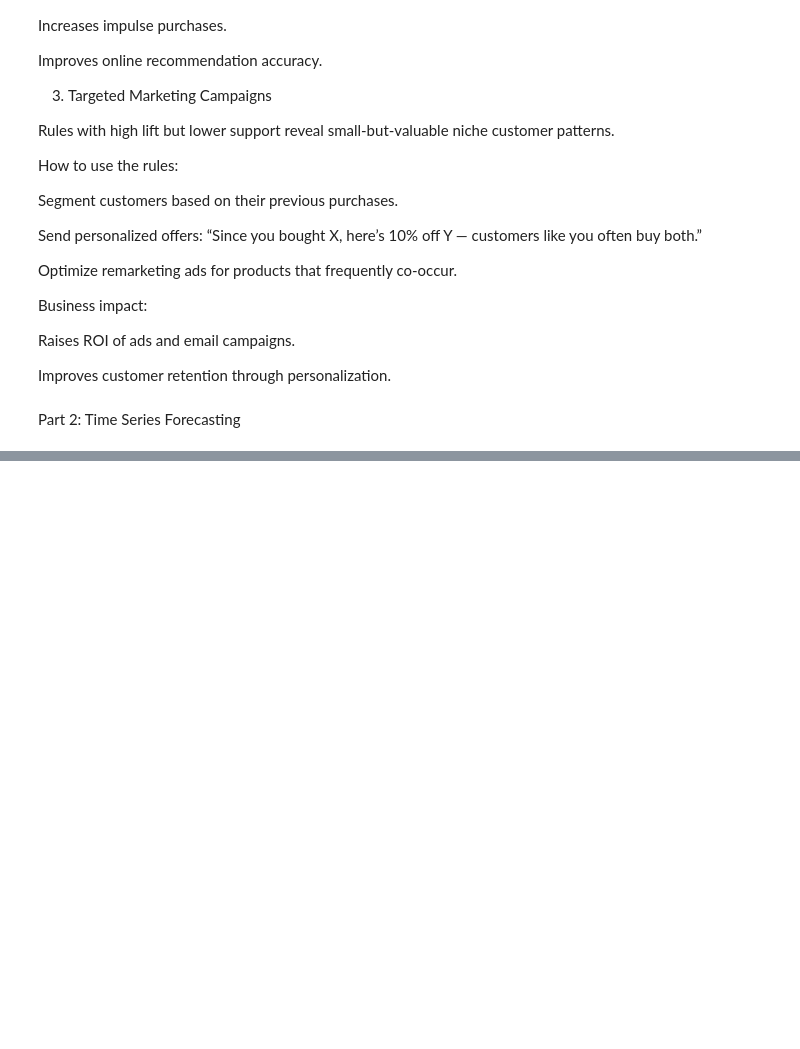
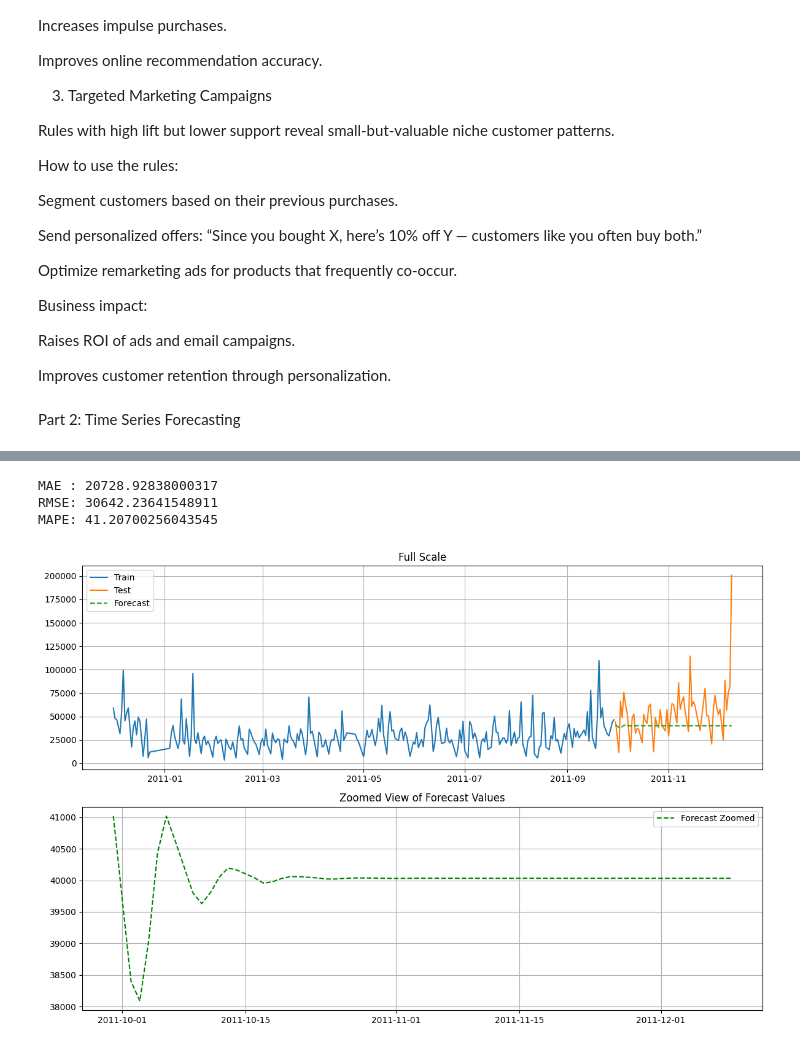
Before and after one commit to rose-giant/Data-Mining-Course-Projects, a Jupyter notebook: HW2/main.ipynb, the cells around one changed output, grey strips where cells are left out. Saved outputs shown, nothing was run; the diff lists cells and outputs as text; code cells hidden in the pictures; blank space fills up the shorter version.

```diff
--- a/HW2/main.ipynb
+++ b/HW2/main.ipynb
@@ -760,0 +763,58 @@ plt.show()
+# %%
+import pandas as pd
+import matplotlib.pyplot as plt
+from sklearn.metrics import mean_absolute_error, mean_squared_error
+import numpy as np
+
+daily_sales["Date"] = pd.to_datetime(daily_sales["Date"])
+ts = daily_sales.set_index("Date")["TotalAmount"].sort_index()
+
+split_idx = int(len(ts) * 0.8)
+train = ts.iloc[:split_idx]
+test  = ts.iloc[split_idx:]
+
+window_size = 7
+forecast_days = len(test)
+last_window = list(train.iloc[-window_size:])
+
+forecast_values = []
+
+for i in range(forecast_days):
+    next_val = sum(last_window[-window_size:]) / window_size
+    forecast_values.append(next_val)
+    last_window.append(next_val)
+
+forecast = pd.Series(forecast_values, index=test.index)
+
+mae = mean_absolute_error(test, forecast)
+mse = mean_squared_error(test, forecast)
+rmse = np.sqrt(mse)
+mape = np.mean(np.abs((test - forecast) / test)) * 100
+
+print("MAE :", mae)
+print("RMSE:", rmse)
+print("MAPE:", mape)
+
+plt.figure(figsize=(12,8))
+
+plt.subplot(2,1,1)
+plt.plot(train, label="Train")
+plt.plot(test, label="Test")
+plt.plot(forecast, label="Forecast", linestyle='--')
+plt.title("Full Scale")
+plt.legend()
+plt.grid(True)
+
+plt.subplot(2,1,2)
+plt.plot(forecast, label="Forecast Zoomed", linestyle='--', color='green')
+plt.title("Zoomed View of Forecast Values")
+plt.grid(True)
+plt.legend()
+
+plt.tight_layout()
+plt.show()
+# %% [output]
+MAE : 20728.92838000317
+RMSE: 30642.23641548911
+MAPE: 41.20700256043545
+[figure, added]
```
Also changed, not shown: parts of 11 cells of this notebook, 1 other file.
